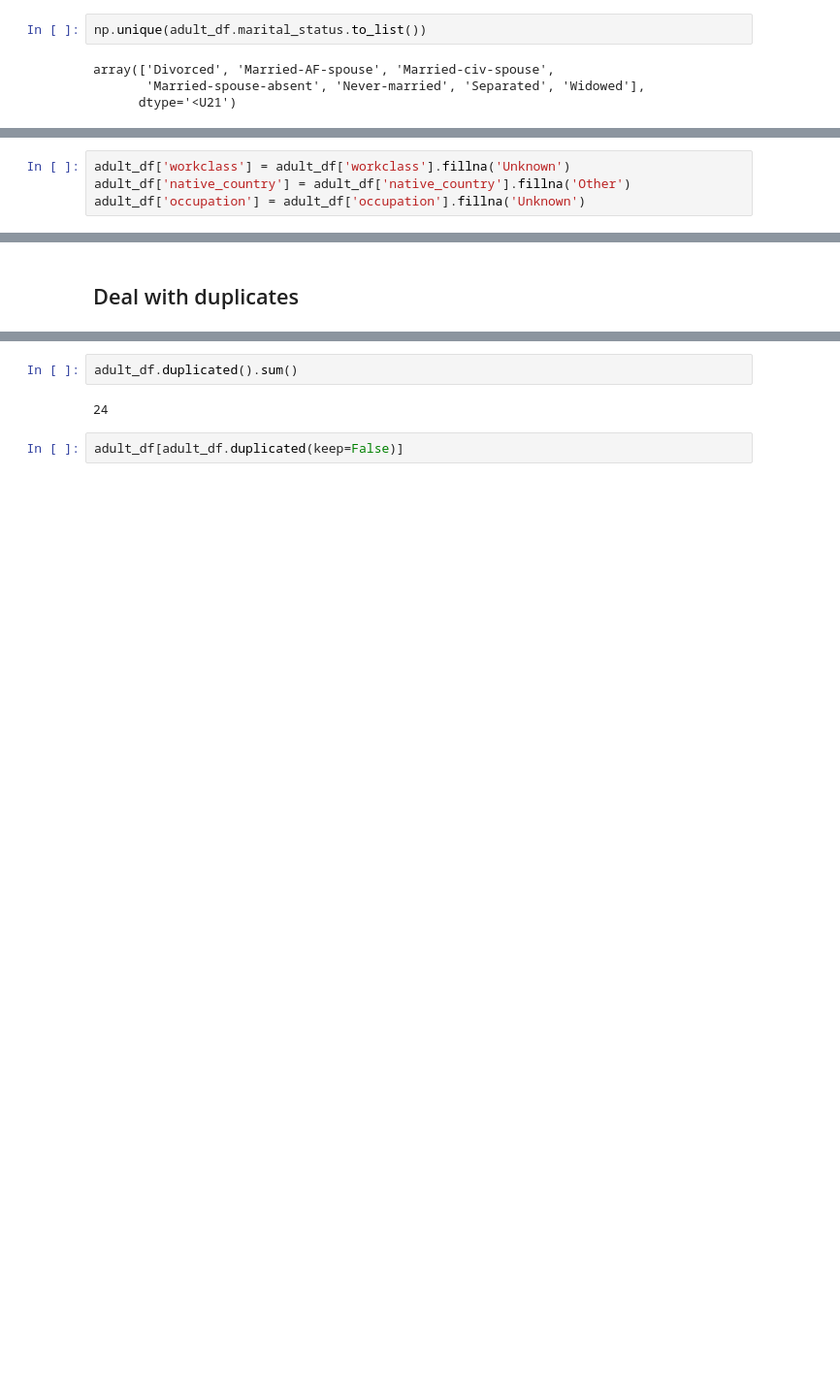
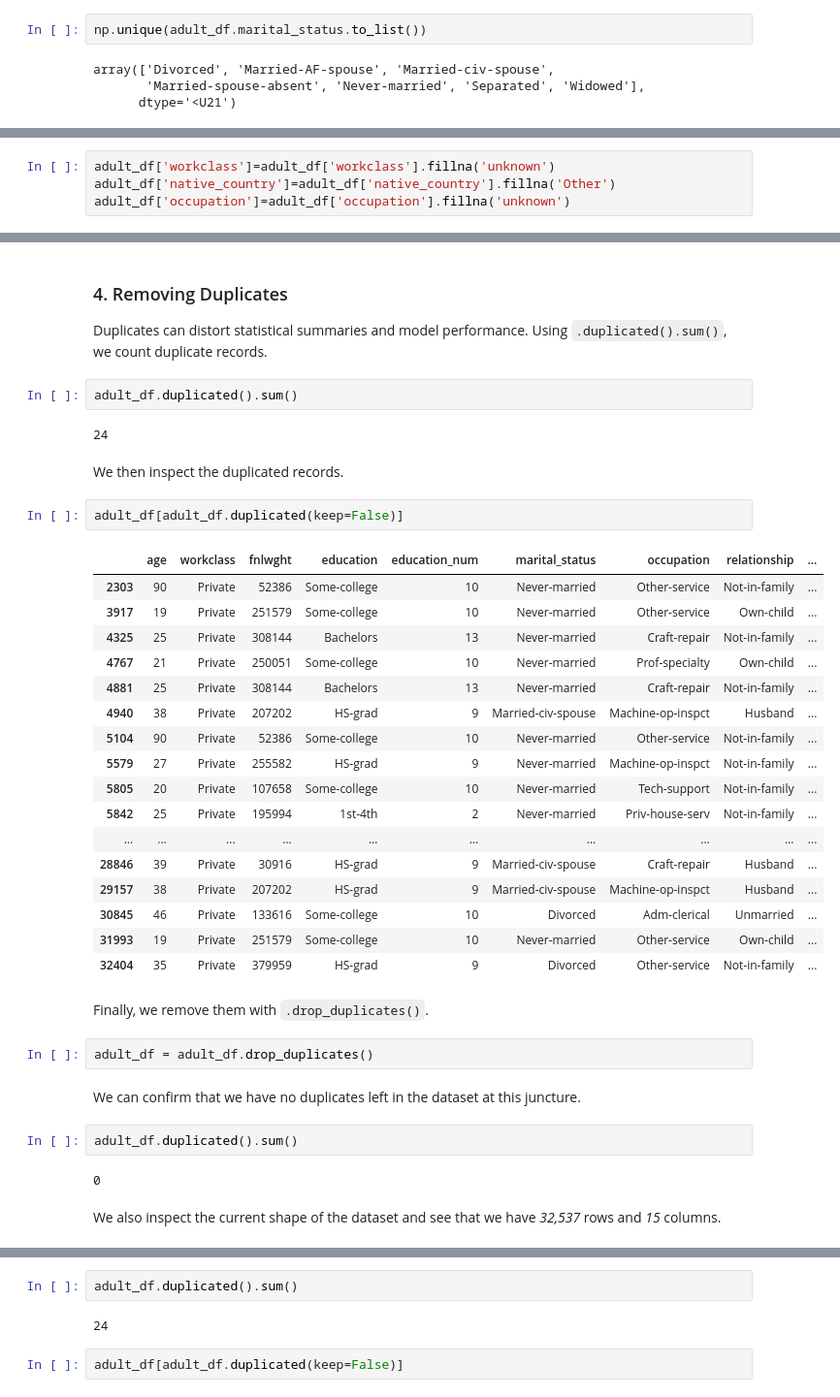
Before and after one commit to elyse003/Adult-Income, a Jupyter notebook: notebooks/Data_Cleaning.ipynb, the cells around one changed output, grey strips where cells are left out. Shown: that part at 97% size. Cells and saved outputs as stored; diff of their text form; blank space fills up the shorter version.

```diff
--- a/notebooks/Data_Cleaning.ipynb
+++ b/notebooks/Data_Cleaning.ipynb
@@ -119,4 +362,4 @@ dtype: int64
 # %%
-adult_df['workclass'] = adult_df['workclass'].fillna('Unknown')
-adult_df['native_country'] = adult_df['native_country'].fillna('Other')
-adult_df['occupation'] = adult_df['occupation'].fillna('Unknown')
+adult_df['workclass']=adult_df['workclass'].fillna('unknown')
+adult_df['native_country']=adult_df['native_country'].fillna('Other')
+adult_df['occupation']=adult_df['occupation'].fillna('unknown')
@@ -139,5 +384,45 @@ hours_per_week    0
 native_country    0
 income            0
 dtype: int64
-# %% [markdown]
-## Deal with duplicates
+# %% [markdown]
+### 4. Removing Duplicates
+
+Duplicates can distort statistical summaries and model performance. Using `.duplicated().sum()`, we count duplicate records.
+# %%
+adult_df.duplicated().sum()
+# %% [output]
+24
+# %% [markdown]
+We then inspect the duplicated records.
+# %%
+adult_df[adult_df.duplicated(keep=False)]
+# %% [output]
+|  | age | workclass | fnlwght | education | education_num | marital_status | occupation | relationship | ... |
+| 2303 | 90 | Private | 52386 | Some-college | 10 | Never-married | Other-service | Not-in-family | ... |
+| 3917 | 19 | Private | 251579 | Some-college | 10 | Never-married | Other-service | Own-child | ... |
+| 4325 | 25 | Private | 308144 | Bachelors | 13 | Never-married | Craft-repair | Not-in-family | ... |
+| 4767 | 21 | Private | 250051 | Some-college | 10 | Never-married | Prof-specialty | Own-child | ... |
+| 4881 | 25 | Private | 308144 | Bachelors | 13 | Never-married | Craft-repair | Not-in-family | ... |
+| 4940 | 38 | Private | 207202 | HS-grad | 9 | Married-civ-spouse | Machine-op-inspct | Husband | ... |
+| 5104 | 90 | Private | 52386 | Some-college | 10 | Never-married | Other-service | Not-in-family | ... |
+| 5579 | 27 | Private | 255582 | HS-grad | 9 | Never-married | Machine-op-inspct | Not-in-family | ... |
+| 5805 | 20 | Private | 107658 | Some-college | 10 | Never-married | Tech-support | Not-in-family | ... |
+| 5842 | 25 | Private | 195994 | 1st-4th | 2 | Never-married | Priv-house-serv | Not-in-family | ... |
+| ... | ... | ... | ... | ... | ... | ... | ... | ... | ... |
+| 28846 | 39 | Private | 30916 | HS-grad | 9 | Married-civ-spouse | Craft-repair | Husband | ... |
+| 29157 | 38 | Private | 207202 | HS-grad | 9 | Married-civ-spouse | Machine-op-inspct | Husband | ... |
+| 30845 | 46 | Private | 133616 | Some-college | 10 | Divorced | Adm-clerical | Unmarried | ... |
+| 31993 | 19 | Private | 251579 | Some-college | 10 | Never-married | Other-service | Own-child | ... |
+| 32404 | 35 | Private | 379959 | HS-grad | 9 | Divorced | Other-service | Not-in-family | ... |
+# %% [markdown]
+Finally, we remove them with `.drop_duplicates()`.
+# %%
+adult_df = adult_df.drop_duplicates()
+# %% [markdown]
+We can confirm that we have no duplicates left in the dataset at this juncture.
+# %%
+adult_df.duplicated().sum()
+# %% [output]
+0
+# %% [markdown]
+We also inspect the current shape of the dataset and see that we have *32,537* rows and *15* columns.
```
Also changed, not shown: parts of 116 cells of this notebook, 21 other files.
